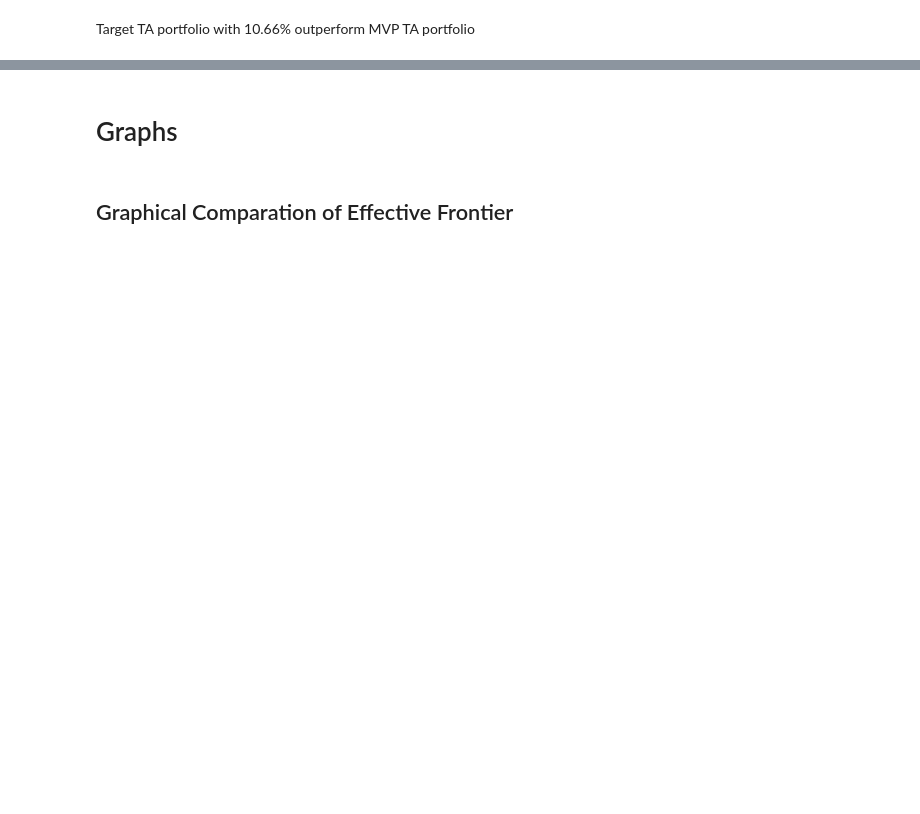
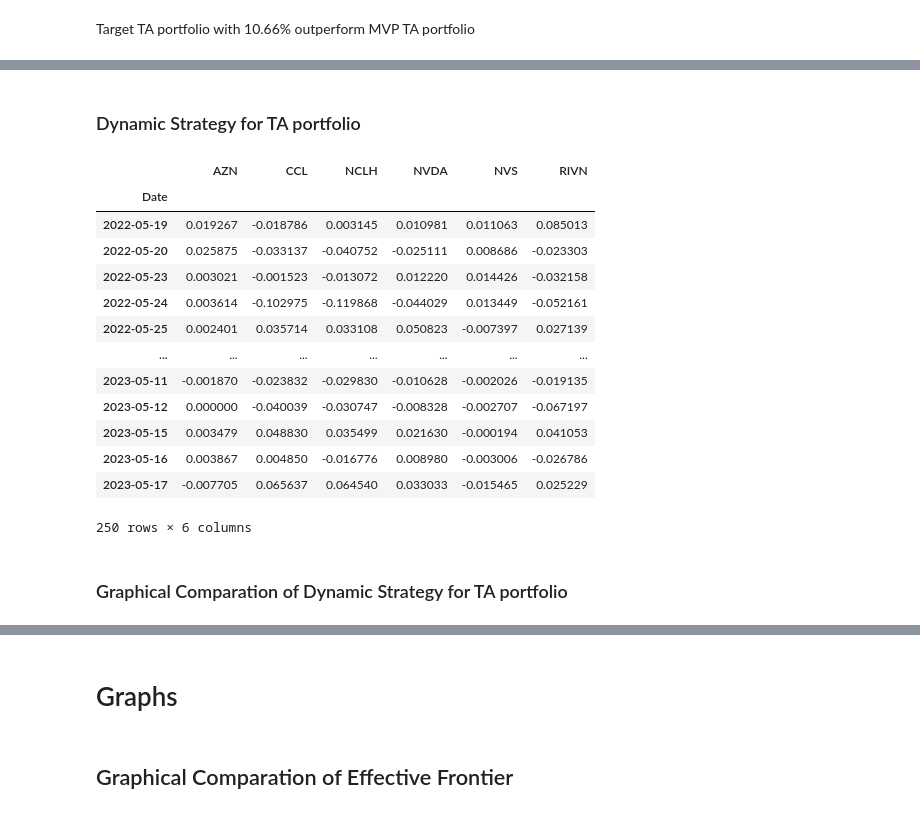
Before and after one commit to raketic-ognjen/Market-Watch-Tech-Analysis, a Jupyter notebook: TechAnalysis.ipynb, the cells around one changed output, grey strips where cells are left out. Cells and saved outputs as stored; diff of their text form; code cells hidden in the pictures; blank space fills up the shorter version.

```diff
--- a/TechAnalysis.ipynb
+++ b/TechAnalysis.ipynb
@@ -975,0 +1017,2 @@ array([ 0.24931181, -0.05201156,  0.05462121,  0.0201238 ,  0.69997356,
+# %% [markdown]
+### Dynamic Strategy for TA portfolio
@@ -975,0 +1026,18 @@ array([ 0.24931181, -0.05201156,  0.05462121,  0.0201238 ,  0.69997356,
+# %%
+ret2 = taprices.iloc[:,:6].pct_change()
+ret2.dropna()
+# %% [output]
+|  | AZN | CCL | NCLH | NVDA | NVS | RIVN |
+| Date |  |  |  |  |  |  |
+| 2022-05-19 | 0.019267 | -0.018786 | 0.003145 | 0.010981 | 0.011063 | 0.085013 |
+| 2022-05-20 | 0.025875 | -0.033137 | -0.040752 | -0.025111 | 0.008686 | -0.023303 |
+| 2022-05-23 | 0.003021 | -0.001523 | -0.013072 | 0.012220 | 0.014426 | -0.032158 |
+| 2022-05-24 | 0.003614 | -0.102975 | -0.119868 | -0.044029 | 0.013449 | -0.052161 |
+| 2022-05-25 | 0.002401 | 0.035714 | 0.033108 | 0.050823 | -0.007397 | 0.027139 |
+| ... | ... | ... | ... | ... | ... | ... |
+| 2023-05-11 | -0.001870 | -0.023832 | -0.029830 | -0.010628 | -0.002026 | -0.019135 |
+| 2023-05-12 | 0.000000 | -0.040039 | -0.030747 | -0.008328 | -0.002707 | -0.067197 |
+| 2023-05-15 | 0.003479 | 0.048830 | 0.035499 | 0.021630 | -0.000194 | 0.041053 |
+| 2023-05-16 | 0.003867 | 0.004850 | -0.016776 | 0.008980 | -0.003006 | -0.026786 |
+| 2023-05-17 | -0.007705 | 0.065637 | 0.064540 | 0.033033 | -0.015465 | 0.025229 |
+250 rows × 6 columns
@@ -975,0 +1055,2 @@ array([ 0.24931181, -0.05201156,  0.05462121,  0.0201238 ,  0.69997356,
+# %% [markdown]
+### Graphical Comparation of Dynamic Strategy for TA portfolio
```
Also changed, not shown: parts of 65 cells of this notebook.
